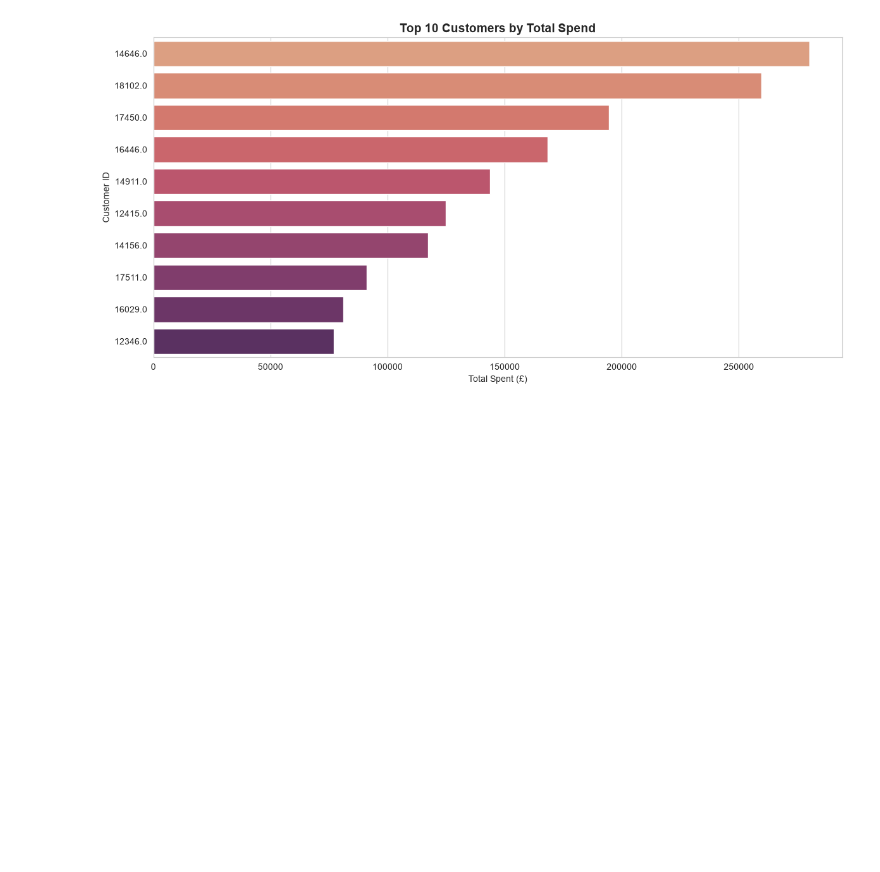
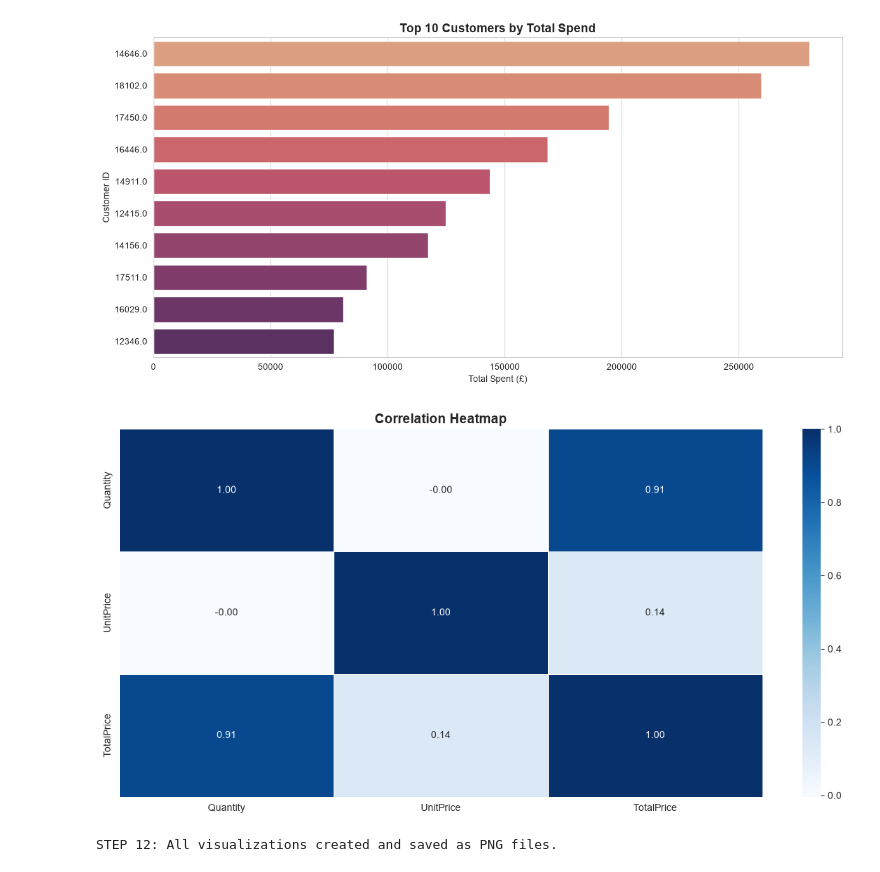
Before and after one commit to BatteryOrVansh/PythonHustle, a Jupyter notebook: Summer_Internship_Training/E-commerce_Analysis_Project/Ecommerce_Analysis.ipynb, the cells around one changed output. Saved outputs shown, nothing was run; the diff lists cells and outputs as text; code cells hidden in the pictures; blank space fills up the shorter version.

Commit message:
correlation heatmap

```diff
--- a/Summer_Internship_Training/E-commerce_Analysis_Project/Ecommerce_Analysis.ipynb
+++ b/Summer_Internship_Training/E-commerce_Analysis_Project/Ecommerce_Analysis.ipynb
@@ -743,3 +743,18 @@ plt.savefig("top_customers.png", dpi=150)
 plt.show()
 # %% [output]
 [figure]
+# %%
+#9. Correlation Heatmap (Quantity, UnitPrice, TotalPrice)
+# ---------------------------------------------------------
+plt.figure()
+corr = df_clean[["Quantity", "UnitPrice", "TotalPrice"]].corr()
+sns.heatmap(corr, annot=True, cmap="Blues", fmt=".2f", linewidths=0.5)
+plt.title("Correlation Heatmap", fontsize=14, fontweight="bold")
+plt.tight_layout()
+plt.savefig("correlation_heatmap.png", dpi=150)
+plt.show()
+
+print("STEP 12: All visualizations created and saved as PNG files.")
+# %% [output]
+[figure, added]
+STEP 12: All visualizations created and saved as PNG files.
```
Also changed, not shown: 1 other file.
